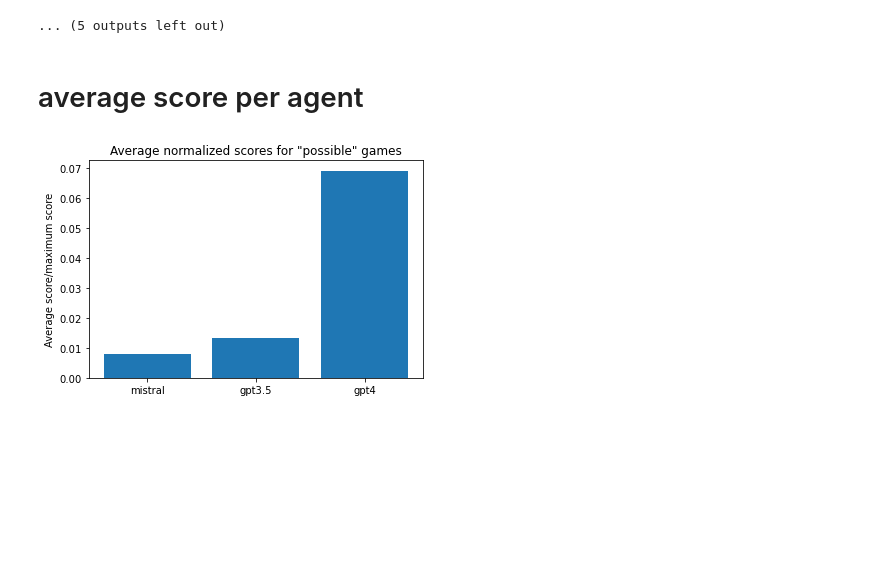
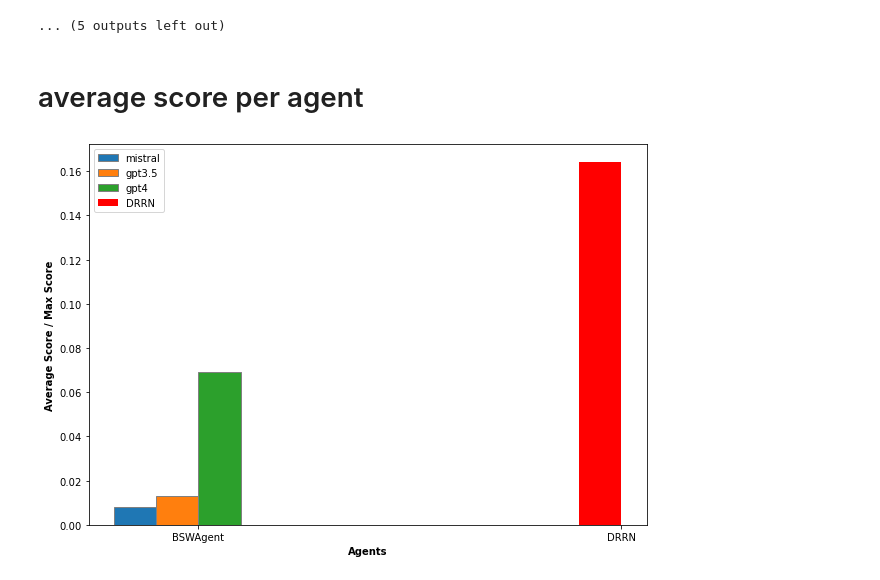
Before and after one commit to caenopy/if-agents, a Jupyter notebook: visualization/viz.ipynb, the cells around one changed output. Drawn from its saved outputs; the diff is of its cells as text; code cells hidden in the pictures; blank space fills up the shorter version.

Commit message:
grouped bar for avg (score / max score) per agent

```diff
--- a/visualization/viz.ipynb
+++ b/visualization/viz.ipynb
@@ -94,8 +94,8 @@ for game, game_file in zip(game_names, all_game_files):
 [figure]
 [figure]
 ... (5 outputs left out)
-# %% [markdown]
-# average score per agent
+# %% [markdown]
+# average score per agent
 # %%
 # bar chart, bar for each agent
 # y axis is score / max score averaged across all games
@@ -134,20 +134,41 @@ def get_scores(experiment):
     else:
         return None
 
-def generate_graph(experiments, experiment_names):
-    averaged_scores = []
+def generate_graph(experiments, agent_names, llm_names):
+    drrn_score = 0.164
+    n_agents = len(agent_names)
+    n_llms = len(llm_names)
 
-    for experiment in experiments:
-        experiment_score = get_scores(experiment)
-        if experiment_score is not None:
-            averaged_scores.append(experiment_score)
-    plt.bar(experiment_names, averaged_scores)
-    plt.ylabel('Average score/maximum score')
-    plt.title('Average normalized scores for "possible" games')
+    # Prepare results matrix based on scores
+    results = np.zeros((n_agents, n_llms))
+    for agent_idx, agent in enumerate(agent_names):
+        for llm_idx, llm in enumerate(llm_names):
+            results[agent_idx, llm_idx] = get_scores(experiments[agent_idx][llm_idx])
+
+    barWidth = 0.1
+    r = np.arange(n_agents + 1)  # Add an additional slot for DRRN
+
+    plt.figure(figsize=(10,7))
+
+    # Create bars for each llm
+    for i in range(n_llms):
+        plt.bar(r[:n_agents] + i*barWidth, results[:, i], width=barWidth, edgecolor='grey', label=llm_names[i])
+
+    # Add DRRN score as a separate group, with its own color
+    plt.bar(r[-1] + barWidth, drrn_score, width=barWidth, color='red', label='DRRN')
+
+    plt.xlabel('Agents', fontweight='bold')
+    plt.ylabel('Average Score / Max Score', fontweight='bold')
+    plt.xticks(np.arange(len(agent_names)+1)+n_llms/20, agent_names + ['DRRN'])  # Add DRRN to labels
+
+    # Create legend & Show graphic
+    plt.legend()
     plt.show()
 # %%
-generate_graph([mistral_dir,gpt_35_dir,gpt_4_dir],
+generate_graph(
+    [[mistral_dir,gpt_35_dir,gpt_4_dir]],
+    ['BSWAgent'],
     ['mistral', 'gpt3.5', 'gpt4'] # replace these with different agents
 )
 # %% [output]
-[figure, old version]
+[figure, new version]
```
